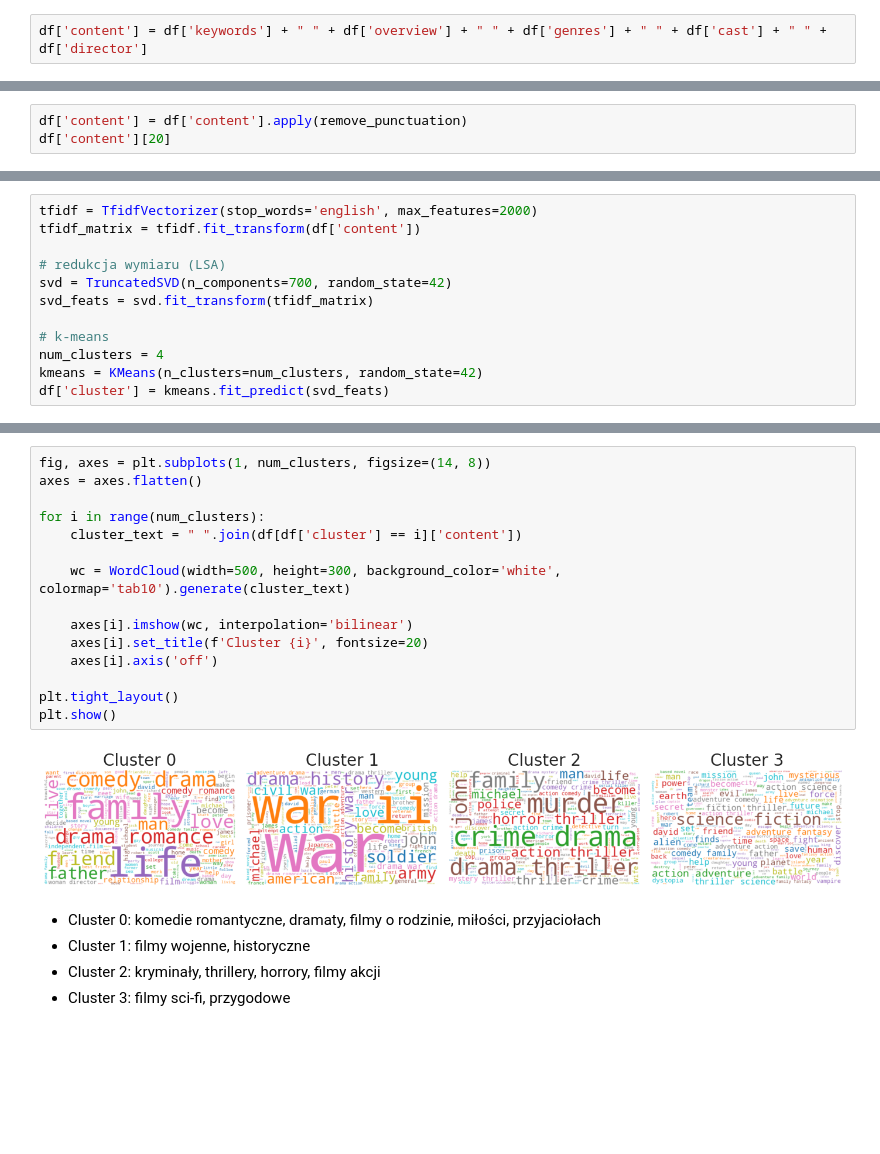
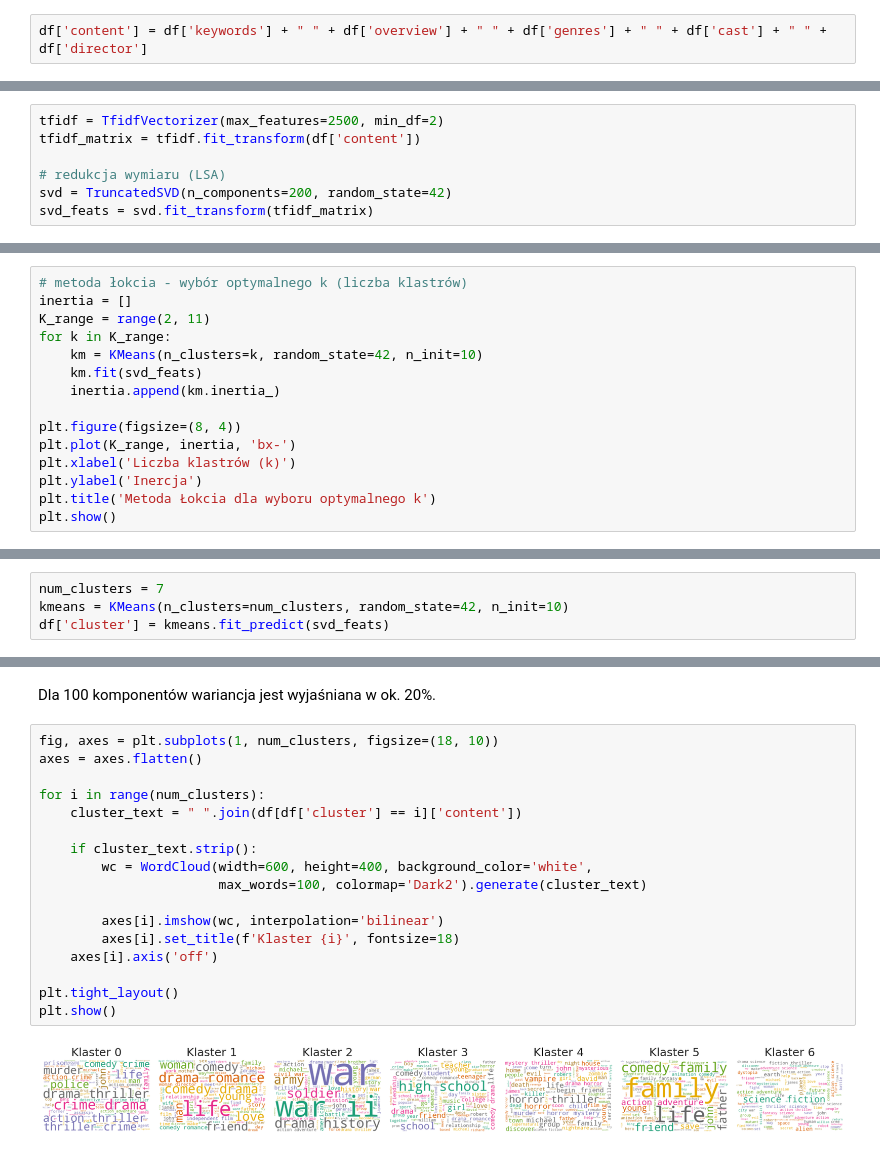
Before and after one commit to wkopaczyk28/Movie-Clustering-LSA, a Jupyter notebook: movies.ipynb, the cells around one changed output, grey strips where cells are left out. Saved outputs shown, nothing was run; the diff lists cells and outputs as text; blank space fills up the shorter version.

```diff
--- a/movies.ipynb
+++ b/movies.ipynb
@@ -234,3 +229,0 @@ def remove_punctuation(text):
-# %%
-df['content'] = df['content'].apply(remove_punctuation)
-df['content'][20]
@@ -239,12 +230,7 @@ df['content'][20]
 # %%
-tfidf = TfidfVectorizer(stop_words='english', max_features=2000)
+tfidf = TfidfVectorizer(max_features=2500, min_df=2)
 tfidf_matrix = tfidf.fit_transform(df['content'])
 
 # redukcja wymiaru (LSA)
-svd = TruncatedSVD(n_components=700, random_state=42)
+svd = TruncatedSVD(n_components=200, random_state=42)
 svd_feats = svd.fit_transform(tfidf_matrix)
-
-# k-means
-num_clusters = 4
-kmeans = KMeans(n_clusters=num_clusters, random_state=42)
-df['cluster'] = kmeans.fit_predict(svd_feats)
@@ -266,0 +237,15 @@ index
+# %%
+# metoda łokcia - wybór optymalnego k (liczba klastrów)
+inertia = []
+K_range = range(2, 11)
+for k in K_range:
+    km = KMeans(n_clusters=k, random_state=42, n_init=10)
+    km.fit(svd_feats)
+    inertia.append(km.inertia_)
+
+plt.figure(figsize=(8, 4))
+plt.plot(K_range, inertia, 'bx-')
+plt.xlabel('Liczba klastrów (k)')
+plt.ylabel('Inercja')
+plt.title('Metoda Łokcia dla wyboru optymalnego k')
+plt.show()
@@ -267,3 +256,7 @@ index
+# %%
+num_clusters = 7
+kmeans = KMeans(n_clusters=num_clusters, random_state=42, n_init=10)
+df['cluster'] = kmeans.fit_predict(svd_feats)
 # %%
 cum_variance = np.cumsum(svd.explained_variance_ratio_)
 
@@ -277,22 +270,21 @@ plt.show()
+# %% [markdown]
+Dla 100 komponentów wariancja jest wyjaśniana w ok. 20%.
 # %%
-fig, axes = plt.subplots(1, num_clusters, figsize=(14, 8))
+fig, axes = plt.subplots(1, num_clusters, figsize=(18, 10))
 axes = axes.flatten()
 
 for i in range(num_clusters):
     cluster_text = " ".join(df[df['cluster'] == i]['content'])
 
-    wc = WordCloud(width=500, height=300, background_color='white', colormap='tab10').generate(cluster_text)
+    if cluster_text.strip():
+        wc = WordCloud(width=600, height=400, background_color='white',
+                       max_words=100, colormap='Dark2').generate(cluster_text)
 
-    axes[i].imshow(wc, interpolation='bilinear')
-    axes[i].set_title(f'Cluster {i}', fontsize=20)
+        axes[i].imshow(wc, interpolation='bilinear')
+        axes[i].set_title(f'Klaster {i}', fontsize=18)
     axes[i].axis('off')
 
 plt.tight_layout()
 plt.show()
 # %% [output]
-[figure, old version]
+[figure, new version]
-# %% [markdown]
-* Cluster 0: komedie romantyczne, dramaty, filmy o rodzinie, miłości, przyjaciołach
-* Cluster 1: filmy wojenne, historyczne
-* Cluster 2: kryminały, thrillery, horrory, filmy akcji
-* Cluster 3: filmy sci-fi, przygodowe
```
Also changed, not shown: parts of 18 cells of this notebook.
